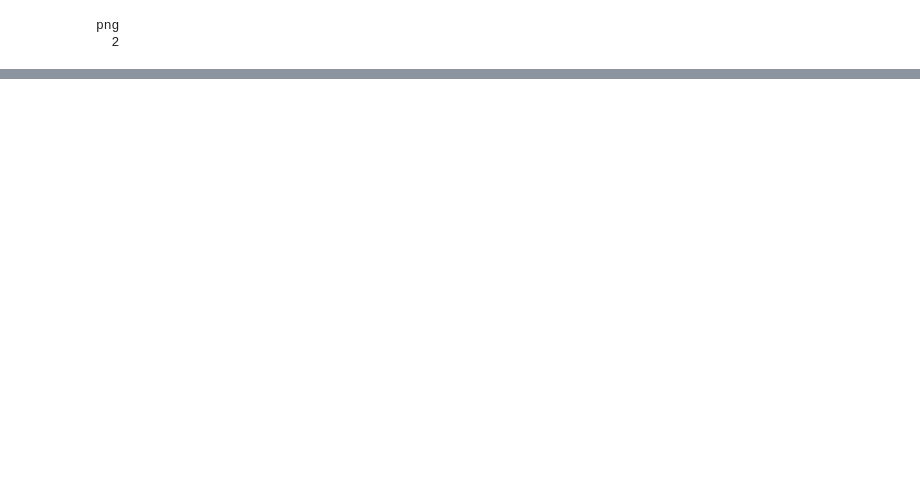
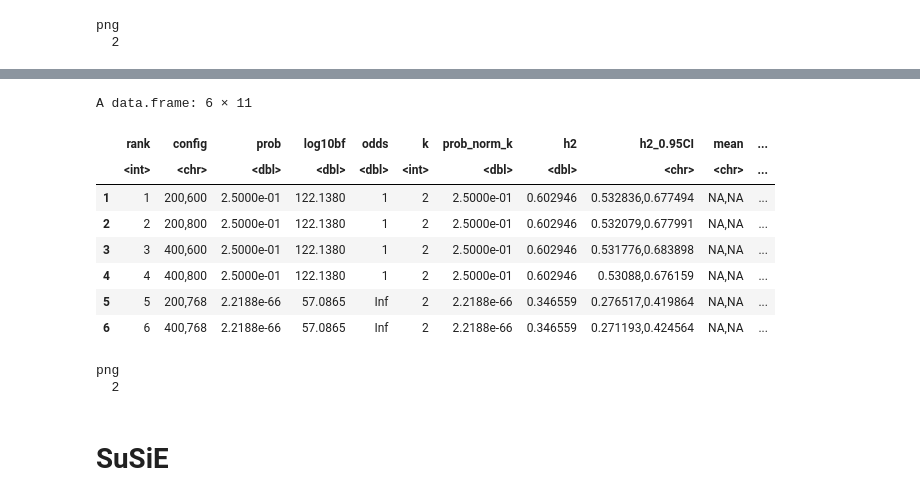
Before and after one commit to CAST-genomics/haptools, a Jupyter notebook: workflow/notebooks/run_finemap-susie_vignette.ipynb, the cells around one changed output, grey strips where cells are left out. Saved outputs shown, nothing was run; the diff lists cells and outputs as text; code cells hidden in the pictures; blank space fills up the shorter version.

```diff
--- a/workflow/notebooks/run_finemap-susie_vignette.ipynb
+++ b/workflow/notebooks/run_finemap-susie_vignette.ipynb
@@ -1 +1,10 @@
+# %%
+library(abind)
+library(IRdisplay)
+set.seed(1)
+if (getwd() != "/projects/ps-gymreklab/amassara/simulate_gwas") {
+    setwd("/projects/ps-gymreklab/amassara/simulate_gwas")
+}
+out = "out/1_98001984-99001984/susieR"
+dir.create(out, showWarnings = FALSE)
 # %%
@@ -62,7 +81,23 @@ Rscript ~/GIT/susieR/inst/code/finemap.R input=\"Toy.with_sumstats.rds\" output=
+# %%
+finemap = readRDS(paste0(out,"/Toy.N2finemapping.FINEMAP.rds"))[[1]]
+head(finemap$set)
+# %% [output]
+A data.frame: 6 × 11
+|  | rank | config | prob | log10bf | odds | k | prob_norm_k | h2 | h2_0.95CI | mean | ... |
+|  | <int> | <chr> | <dbl> | <dbl> | <dbl> | <int> | <dbl> | <dbl> | <chr> | <chr> | ... |
+| 1 | 1 | 200,600 | 2.5000e-01 | 122.1380 | 1 | 2 | 2.5000e-01 | 0.602946 | 0.532836,0.677494 | NA,NA | ... |
+| 2 | 2 | 200,800 | 2.5000e-01 | 122.1380 | 1 | 2 | 2.5000e-01 | 0.602946 | 0.532079,0.677991 | NA,NA | ... |
+| 3 | 3 | 400,600 | 2.5000e-01 | 122.1380 | 1 | 2 | 2.5000e-01 | 0.602946 | 0.531776,0.683898 | NA,NA | ... |
+| 4 | 4 | 400,800 | 2.5000e-01 | 122.1380 | 1 | 2 | 2.5000e-01 | 0.602946 | 0.53088,0.676159 | NA,NA | ... |
+| 5 | 5 | 200,768 | 2.2188e-66 | 57.0865 | Inf | 2 | 2.2188e-66 | 0.346559 | 0.276517,0.419864 | NA,NA | ... |
+| 6 | 6 | 400,768 | 2.2188e-66 | 57.0865 | Inf | 2 | 2.2188e-66 | 0.346559 | 0.271193,0.424564 | NA,NA | ... |
 # %%
 snp = finemap$snp
 pip = snp[order(as.numeric(snp$snp)),]$snp_prob
 # %%
-pdf('finemap.pdf', width =5, height = 5, pointsize=16)
+pdf(paste0(out,'/Toy.finemap.pdf'), width =5, height = 5, pointsize=16)
 susieR::susie_plot(pip, y='PIP', b=b, main = 'Bayesian sparse regression')
 dev.off()
+# %% [output]
+png
+  2
@@ -71,3 +106,5 @@ dev.off()
+# %% [markdown]
+# SuSiE
 # %%
 fitted = susieR::susie(X, y, L=5,
                estimate_residual_variance=TRUE,
```
Also changed, not shown: parts of 15 cells of this notebook, 1 other file.
